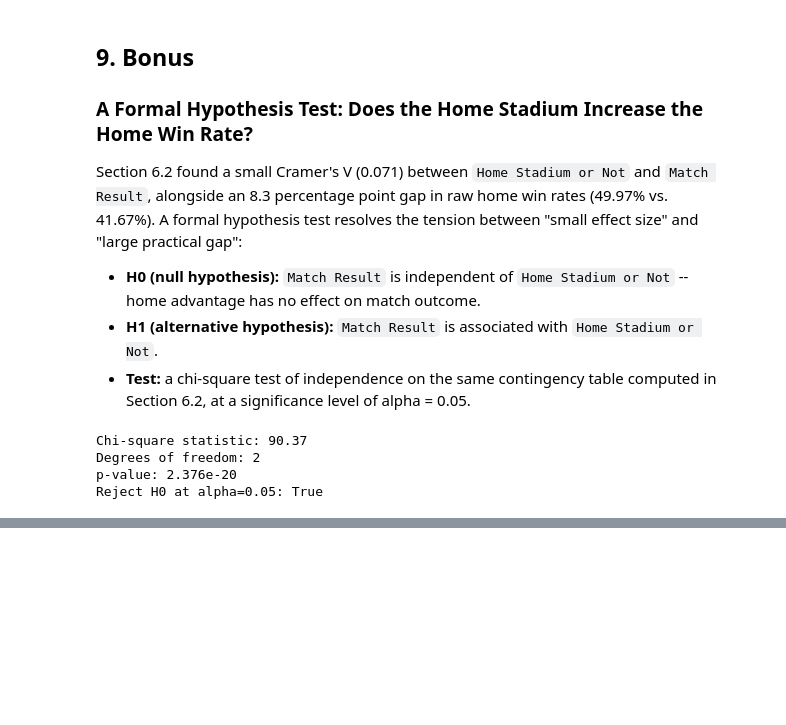
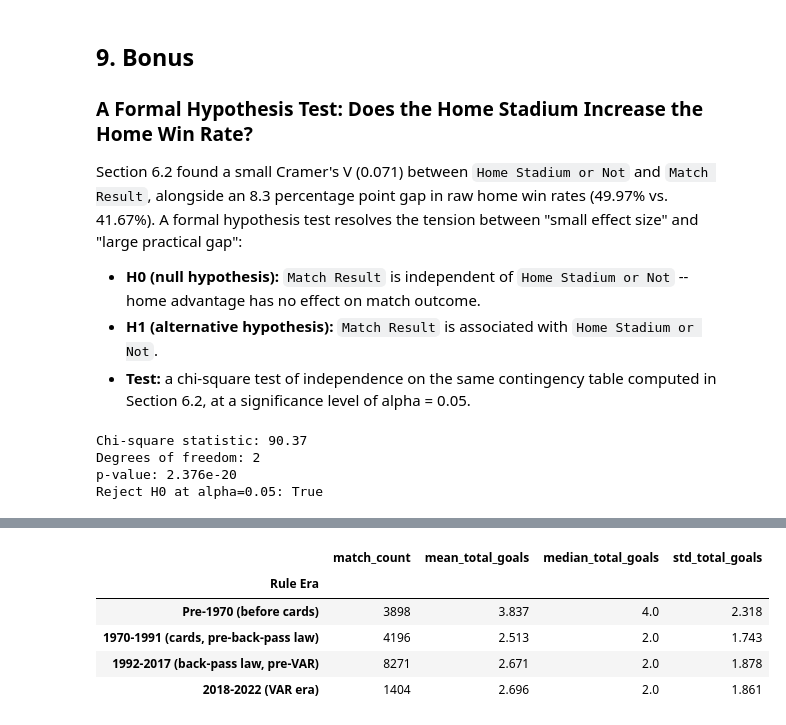
Before and after one commit to Zika-D9/fifa-2026-eda, a Jupyter notebook: fifa-world-cup-2026.ipynb, the cells around one changed output, grey strips where cells are left out. Cells and saved outputs as stored; diff of their text form; code cells hidden in the pictures; blank space fills up the shorter version.

```diff
--- a/fifa-world-cup-2026.ipynb
+++ b/fifa-world-cup-2026.ipynb
@@ -933,0 +948,22 @@ These are proposed but not executed here, as natural extensions of findings alre
+# %%
+rule_era_bin_edges = [1871, 1969, 1991, 2017, 2023]
+rule_era_labels = [
+    "Pre-1970 (before cards)",
+    "1970-1991 (cards, pre-back-pass law)",
+    "1992-2017 (back-pass law, pre-VAR)",
+    "2018-2022 (VAR era)",
+]
+international_matches["Rule Era"] = pd.cut(
+    international_matches["Year"], bins=rule_era_bin_edges, labels=rule_era_labels
+)
+
+international_matches.groupby("Rule Era", observed=True)["Total Goals"].agg(
+    match_count="count", mean_total_goals="mean", median_total_goals="median", std_total_goals="std"
+).round(3)
+# %% [output]
+|  | match_count | mean_total_goals | median_total_goals | std_total_goals |
+| Rule Era |  |  |  |  |
+| Pre-1970 (before cards) | 3898 | 3.837 | 4.0 | 2.318 |
+| 1970-1991 (cards, pre-back-pass law) | 4196 | 2.513 | 2.0 | 1.743 |
+| 1992-2017 (back-pass law, pre-VAR) | 8271 | 2.671 | 2.0 | 1.878 |
+| 2018-2022 (VAR era) | 1404 | 2.696 | 2.0 | 1.861 |
```
Also changed, not shown: parts of 6 cells of this notebook.
